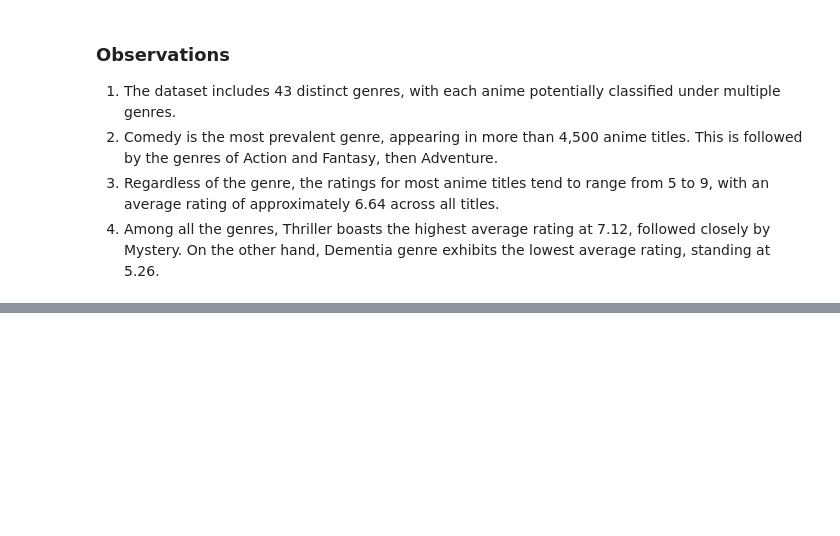
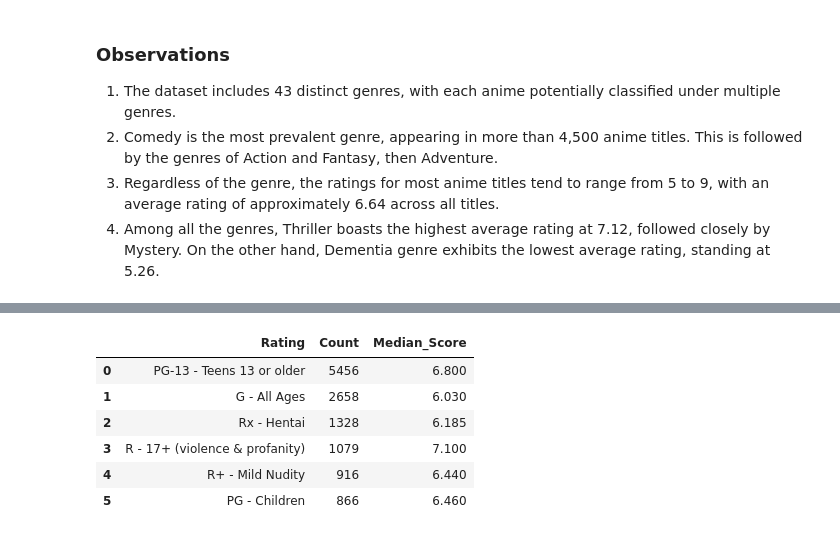
Before and after one commit to pranavsai-98/AnimeHub, a Jupyter notebook: src/EDA.ipynb, the cells around one changed output, grey strips where cells are left out. Saved outputs shown, nothing was run; the diff lists cells and outputs as text; code cells hidden in the pictures; blank space fills up the shorter version.

```diff
--- a/src/EDA.ipynb
+++ b/src/EDA.ipynb
@@ -169,3 +134,4 @@ for the sake of simplicity, we will categorize the type of anime into 4 categori
 anime_type_mapping = {"TV":"TV", "Movie":"Movie", "OVA":"TV", "Special":"Special", "ONA":"TV", "Music":"Music" }
 temp_df['Type'] = temp_df['Type'].map(anime_type_mapping)
 temp_df['Type'].value_counts()
+temp_df_1 = temp_df.copy(deep=True)
@@ -485,6 +330,7 @@ def extract_year(text):
     return np.nan
 # %%
 # Assuming the column with the dates is named 'Date'
+temp_df = temp_df_1.copy(deep=True)
 temp_df['Aired_Year'] = temp_df['Aired'].apply(extract_year)
 temp_df.dropna(subset=['Aired_Year'], inplace=True)
 
@@ -841,0 +662,19 @@ https://www.google.com/search?q=One+Piece+watch+online
+# %%
+median_score = temp_df.groupby('Rating')['Score'].median()
+ratings_score = temp_df['Rating'].value_counts()
+ratings_score_df = pd.DataFrame({'Rating':ratings_score.index, 'Count':ratings_score.values})
+ratings_score_df.set_index('Rating', inplace=True)
+ratings_score_df['Median_Score'] = median_score
+ratings_score_df.reset_index(inplace=True)
+ratings_score_df = ratings_score_df[ratings_score_df['Rating'] != 'Unknown']
+ratings_score_df.sort_values(by = "Count", ascending=False, inplace=True)
+ratings_score_df.reset_index(drop=True, inplace=True)
+ratings_score_df
+# %% [output]
+|  | Rating | Count | Median_Score |
+| 0 | PG-13 - Teens 13 or older | 5456 | 6.800 |
+| 1 | G - All Ages | 2658 | 6.030 |
+| 2 | Rx - Hentai | 1328 | 6.185 |
+| 3 | R - 17+ (violence & profanity) | 1079 | 7.100 |
+| 4 | R+ - Mild Nudity | 916 | 6.440 |
+| 5 | PG - Children | 866 | 6.460 |
```
Also changed, not shown: parts of 39 cells of this notebook, 8 other files.
